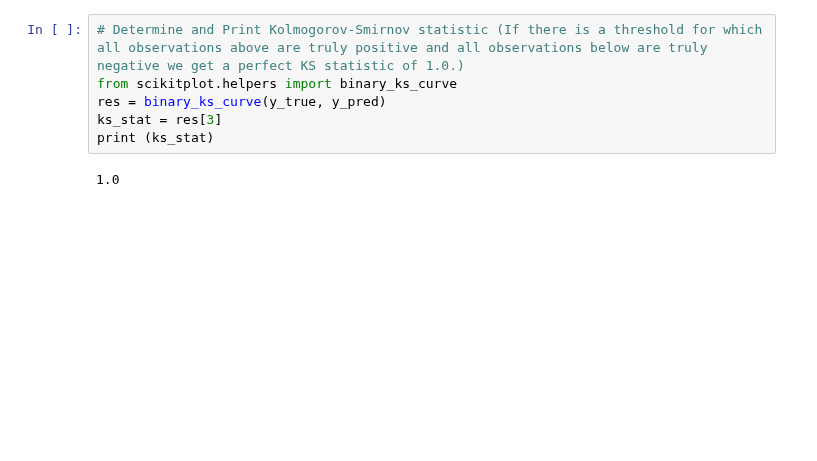
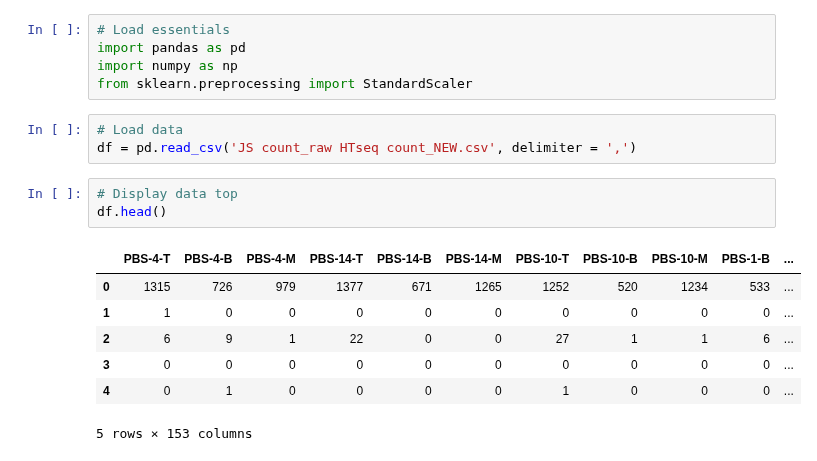
Before and after one commit to DipankarJDutta/DipankarJDutta-Biomarker-discovery-from-B-T-cells-in-FASD-GDM-with-LSTM, a Jupyter notebook: PCA_raw RNA-seq count_z-score.ipynb, the cells around one changed output. Drawn from its saved outputs; the diff is of its cells as text; blank space fills up the shorter version.

```diff
--- a/PCA_raw RNA-seq count_z-score.ipynb
+++ b/PCA_raw RNA-seq count_z-score.ipynb
@@ -234,8 +9,19 @@ Successfully installed scikit-plot-0.3.7
-# %%
-# Determine and Print Kolmogorov-Smirnov statistic (If there is a threshold for which all observations above are truly positive and all observations below are truly negative we get a perfect KS statistic of 1.0.)
-from scikitplot.helpers import binary_ks_curve
-res = binary_ks_curve(y_true, y_pred)
-ks_stat = res[3]
-print (ks_stat)
-# %% [output]
-1.0
+# %%
+# Load essentials
+import pandas as pd
+import numpy as np
+from sklearn.preprocessing import StandardScaler
+# %%
+# Load data
+df = pd.read_csv('JS count_raw HTseq count_NEW.csv', delimiter = ',')
+# %%
+# Display data top
+df.head()
+# %% [output]
+|  | PBS-4-T | PBS-4-B | PBS-4-M | PBS-14-T | PBS-14-B | PBS-14-M | PBS-10-T | PBS-10-B | PBS-10-M | PBS-1-B | ... |
+| 0 | 1315 | 726 | 979 | 1377 | 671 | 1265 | 1252 | 520 | 1234 | 533 | ... |
+| 1 | 1 | 0 | 0 | 0 | 0 | 0 | 0 | 0 | 0 | 0 | ... |
+| 2 | 6 | 9 | 1 | 22 | 0 | 0 | 27 | 1 | 1 | 6 | ... |
+| 3 | 0 | 0 | 0 | 0 | 0 | 0 | 0 | 0 | 0 | 0 | ... |
+| 4 | 0 | 1 | 0 | 0 | 0 | 0 | 1 | 0 | 0 | 0 | ... |
+5 rows × 153 columns
```
Also changed, not shown: parts of 32 cells of this notebook.
